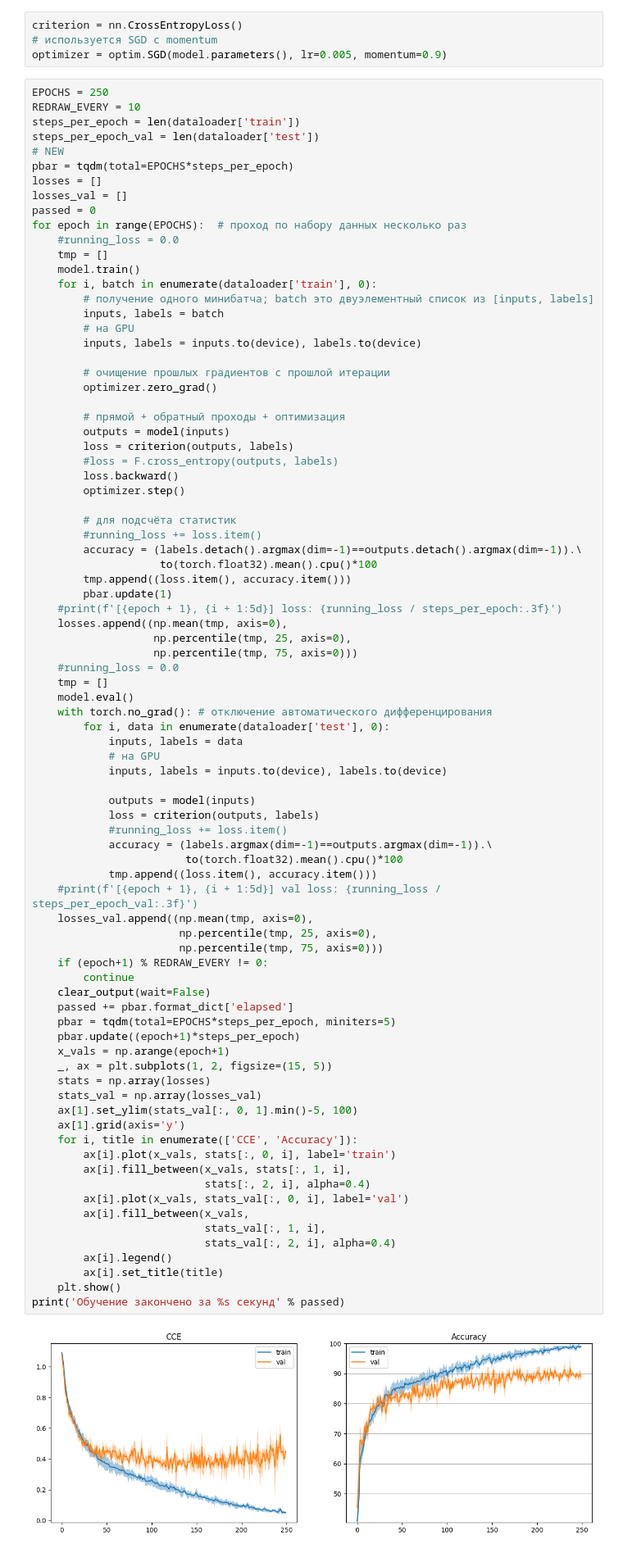
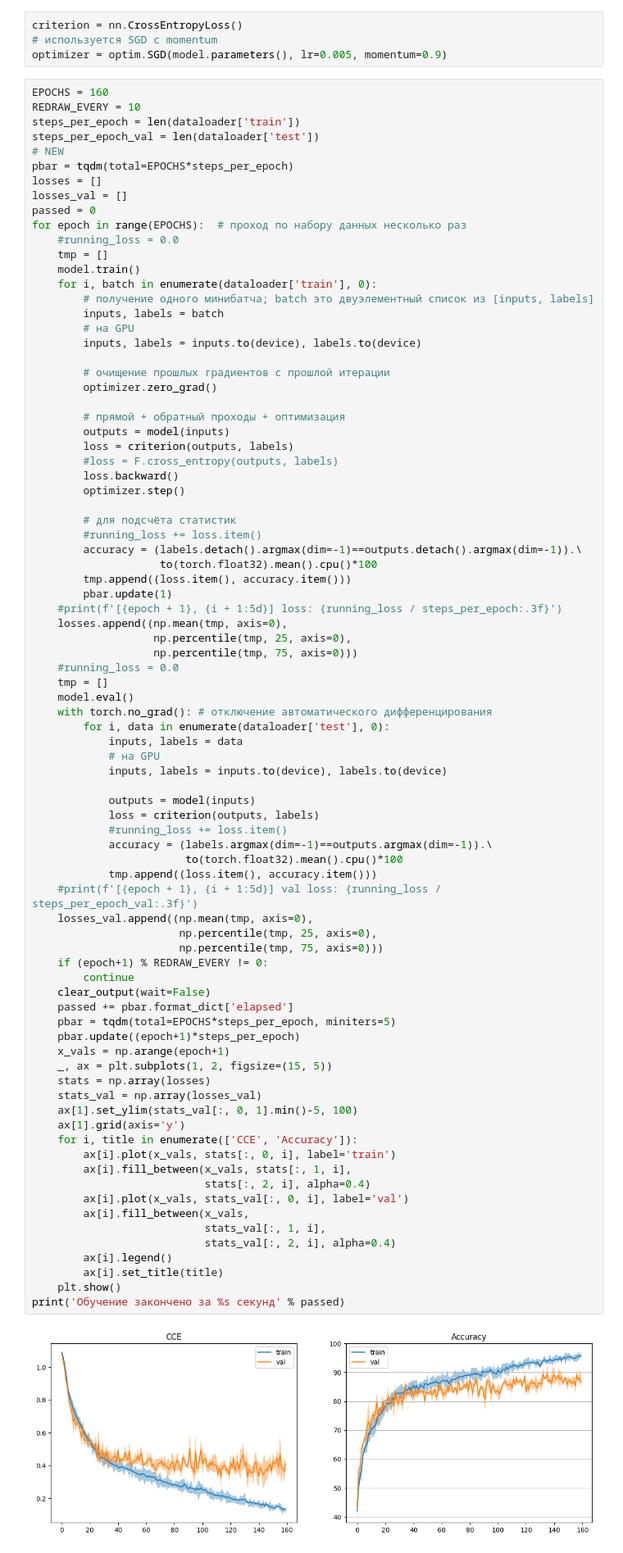
Before and after one commit to a-shirshov/DLIU, a Jupyter notebook: lab2.ipynb, the cells around one changed output. Shown: that part at 82% size. Drawn from its saved outputs; the diff is of its cells as text.

```diff
--- a/lab2.ipynb
+++ b/lab2.ipynb
@@ -173,7 +174,7 @@ criterion = nn.CrossEntropyLoss()
 # используется SGD c momentum
 optimizer = optim.SGD(model.parameters(), lr=0.005, momentum=0.9)
 # %%
-EPOCHS = 250
+EPOCHS = 160
 REDRAW_EVERY = 10
 steps_per_epoch = len(dataloader['train'])
 steps_per_epoch_val = len(dataloader['test'])
@@ -229,31 +230,31 @@ for epoch in range(EPOCHS):  # проход по набору данных не
             tmp.append((loss.item(), accuracy.item()))
     #print(f'[{epoch + 1}, {i + 1:5d}] val loss: {running_loss / steps_per_epoch_val:.3f}')
     losses_val.append((np.mean(tmp, axis=0),
                        np.percentile(tmp, 25, axis=0),
                        np.percentile(tmp, 75, axis=0)))
     if (epoch+1) % REDRAW_EVERY != 0:
         continue
     clear_output(wait=False)
     passed += pbar.format_dict['elapsed']
     pbar = tqdm(total=EPOCHS*steps_per_epoch, miniters=5)
     pbar.update((epoch+1)*steps_per_epoch)
     x_vals = np.arange(epoch+1)
     _, ax = plt.subplots(1, 2, figsize=(15, 5))
     stats = np.array(losses)
     stats_val = np.array(losses_val)
     ax[1].set_ylim(stats_val[:, 0, 1].min()-5, 100)
     ax[1].grid(axis='y')
     for i, title in enumerate(['CCE', 'Accuracy']):
         ax[i].plot(x_vals, stats[:, 0, i], label='train')
         ax[i].fill_between(x_vals, stats[:, 1, i],
                            stats[:, 2, i], alpha=0.4)
         ax[i].plot(x_vals, stats_val[:, 0, i], label='val')
         ax[i].fill_between(x_vals,
                            stats_val[:, 1, i],
                            stats_val[:, 2, i], alpha=0.4)
         ax[i].legend()
         ax[i].set_title(title)
     plt.show()
 print('Обучение закончено за %s секунд' % passed)
 # %% [output]
-[figure, old version]
+[figure, new version]
```
Also changed, not shown: parts of 5 cells of this notebook, 58 other files.
